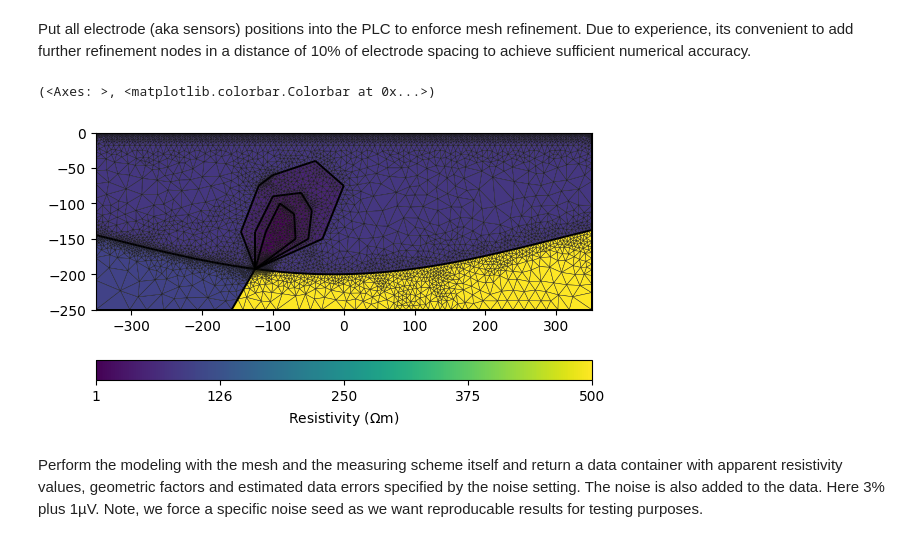
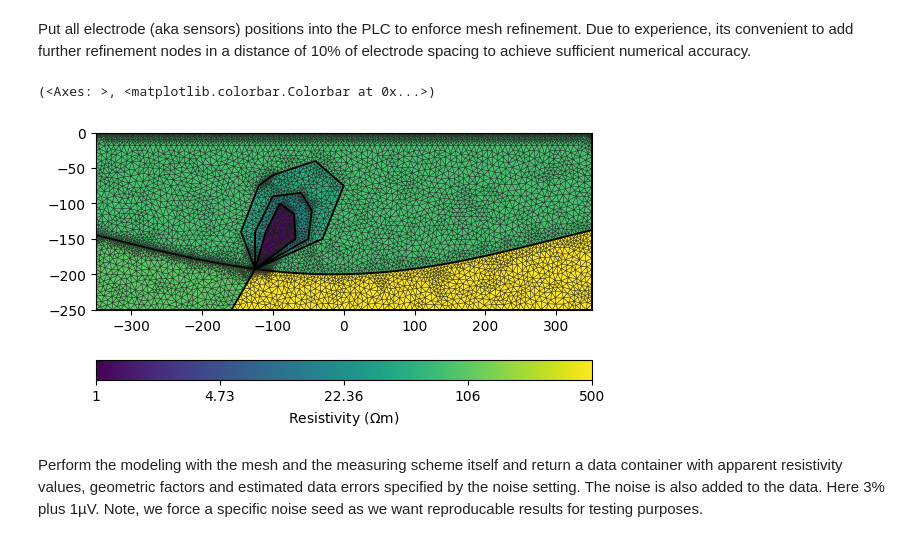
Before and after one commit to jcmefra/Aguas_Vichy, a Jupyter notebook: Modelling_complex.ipynb, the cells around one changed output. Saved outputs shown, nothing was run; the diff lists cells and outputs as text; code cells hidden in the pictures.

```diff
--- a/Modelling_complex.ipynb
+++ b/Modelling_complex.ipynb
@@ -127,32 +127,32 @@ numerical accuracy.
 # %%
 for p in scheme.sensors():
     geom.createNode(p)
     geom.createNode(p - [0, 0.1])
 
 # Create a mesh for the finite element modelling with appropriate mesh quality.
-mesh = mt.createMesh(geom, quality=34)
+mesh = mt.createMesh(geom, quality=34, area = 50)
 
 # Define resistivity values for different regions
 A = 500.  # Resistivity of siliciclastic rocks (Quartz sandstone, clear, with conglomeratic layers)
 B = 80.   # Resistivity of a quaternary aquifer with fresh water
 C = 100.   # Resistivity of Limolite and shale
 D = 50.    # Resistivity of outer plume
 E = 25.    # Resistivity of middle plume
 F = 1.     # Resistivity of inner plume
 
 # Create a map to set resistivity values in the appropriate regions
 rhomap = [[0, B],
           [2, C],
           [3, A],
           [4, D],
           [5, E],
           [6, F]]
 
 # Take a look at the mesh and the resistivity distribution
-pg.show(mesh, data=rhomap, label=pg.unit('res'), showMesh=True)
+pg.show(mesh, data=rhomap, logScale=True, label=pg.unit('res'), showMesh=True)
 # %% [output]
 (<Axes: >, <matplotlib.colorbar.Colorbar at 0x...>)
-[figure, old version]
+[figure, new version]
 # %% [markdown]
 Perform the modeling with the mesh and the measuring scheme itself
 and return a data container with apparent resistivity values,
```
Also changed, not shown: parts of 5 cells of this notebook, 1 other file.
